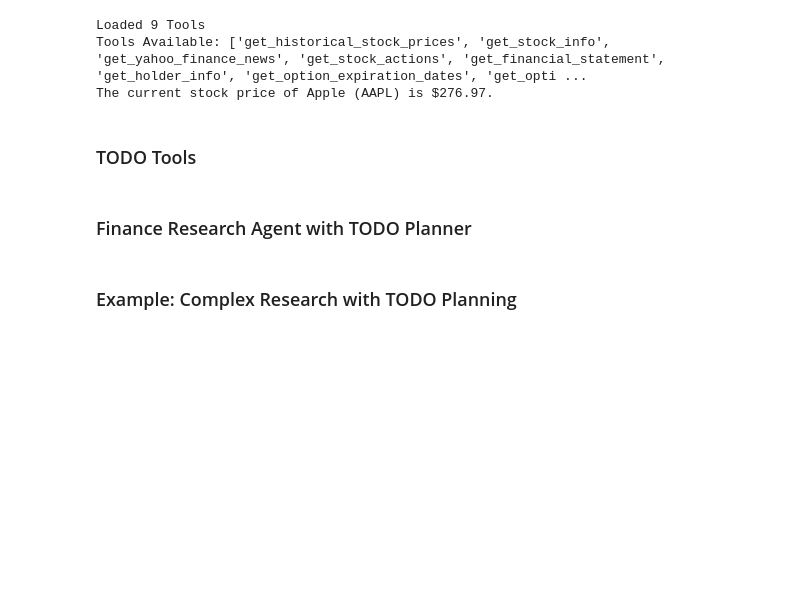
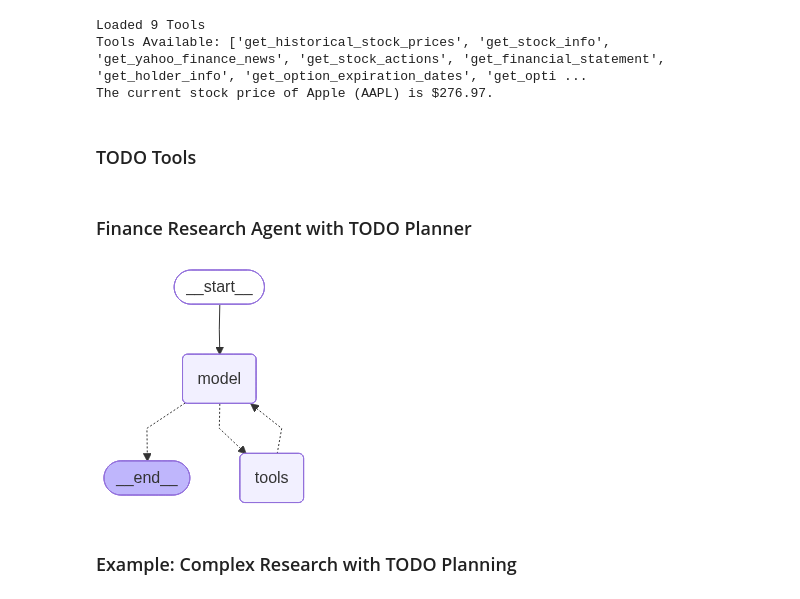
Before and after one commit to laxmimerit/Langchain-v1-Projects, a Jupyter notebook: 07 Deep Finance Researcher with TODO Planner/Deep Finance Researcher with TODO Planner.ipynb, the cells around one changed output. Drawn from its saved outputs; the diff is of its cells as text; code cells hidden in the pictures; blank space fills up the shorter version.

```diff
--- a/07 Deep Finance Researcher with TODO Planner/Deep Finance Researcher with TODO Planner.ipynb
+++ b/07 Deep Finance Researcher with TODO Planner/Deep Finance Researcher with TODO Planner.ipynb
@@ -173,6 +173,10 @@ agent = create_agent(
     system_prompt=system_prompt,
     state_schema=DeepAgentState
 )
+# %%
+agent
+# %% [output]
+[figure, added]
 # %%
 from langchain_core.messages import AIMessage
 
```
Also changed, not shown: parts of 1 cell of this notebook.
